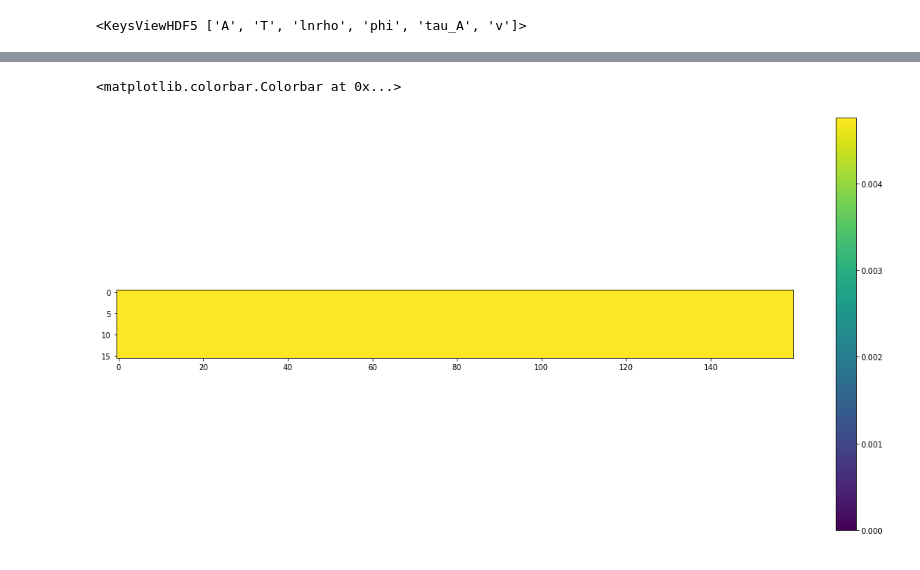
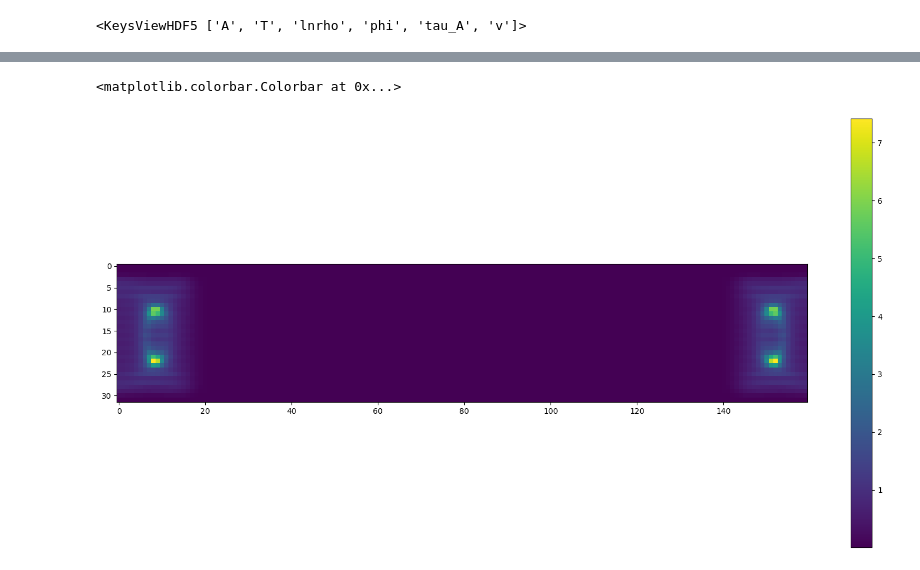
Before and after one commit to Giralaw/SSX-Simulations, a Jupyter notebook: SSX_Scenarios/SSX_plots_inics.ipynb, the cells around one changed output, grey strips where cells are left out. Saved outputs shown, nothing was run; the diff lists cells and outputs as text; code cells hidden in the pictures.

Commit message:
notebook scratchwork to understand some d3 objects , commented out terms in IVP ICs to isolate issues.

```diff
--- a/SSX_Scenarios/SSX_plots_inics.ipynb
+++ b/SSX_Scenarios/SSX_plots_inics.ipynb
@@ -5,5 +9,5 @@ import h5py
 # %%
-df = h5py.File("scratch/checkpoints2/checkpoints2_s10.h5",'r')
+df = h5py.File("scratch/checkpoints2/checkpoints2_s1.h5",'r')
 df_fields = h5py.File("scratch/fields_two/fields_two_s1.h5",'r')
 # %%
 lnrho = df['tasks/lnrho'][:]
@@ -66,9 +109,9 @@ IndentationError: expected an indented block (Temp/ipykernel_23808/717737035.py,
 # %%
-Temp = df['tasks/T'][6,:,:,:]
+Density = df['tasks/lnrho'][9,:,:,:]
 # %%
 plt.figure(figsize=(20,10)) #make larger
-plt.imshow(Temp[:,7,:],vmax=0)
+plt.imshow(np.exp(Density[:,7,:])) #vmax = 0.01
 plt.colorbar()
 # %% [output]
 <matplotlib.colorbar.Colorbar at 0x...>
-[figure, old version]
+[figure, new version]
```
Also changed, not shown: parts of 17 cells of this notebook, 4 other files.
